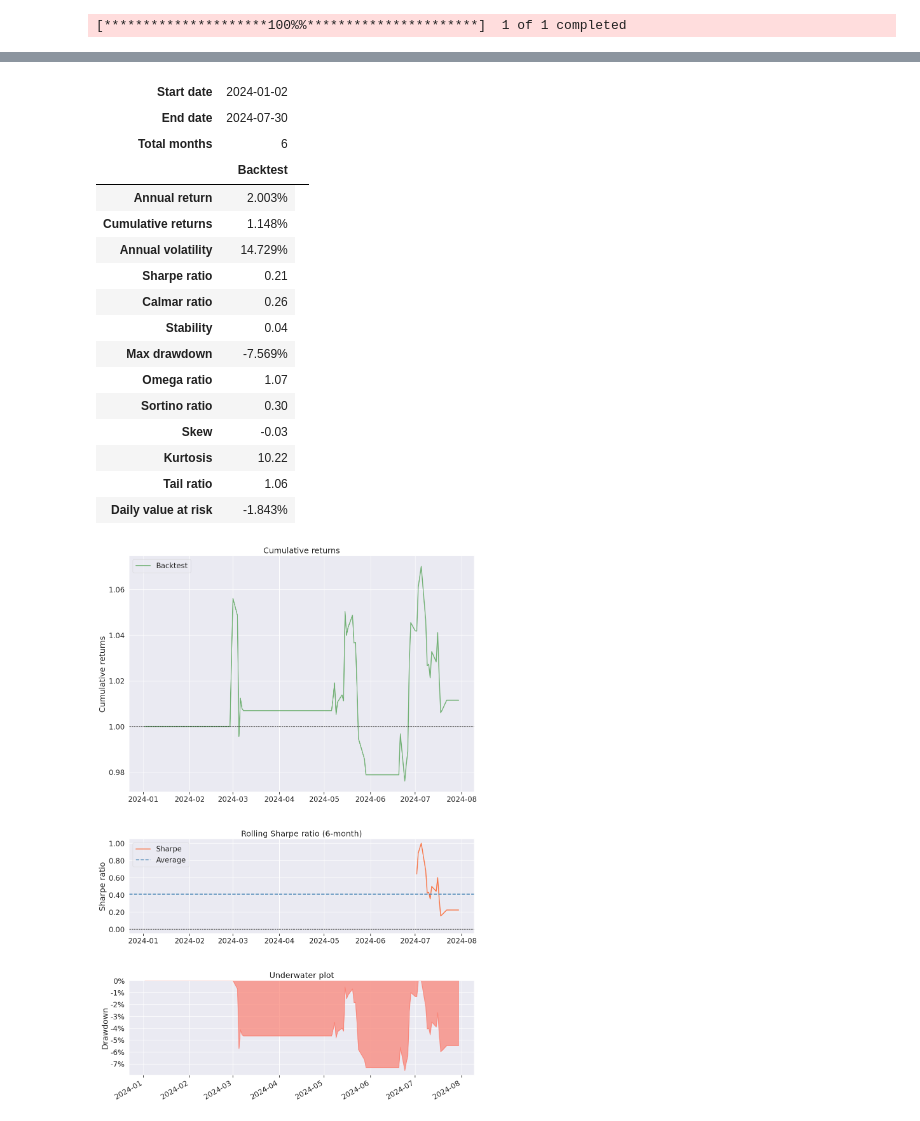
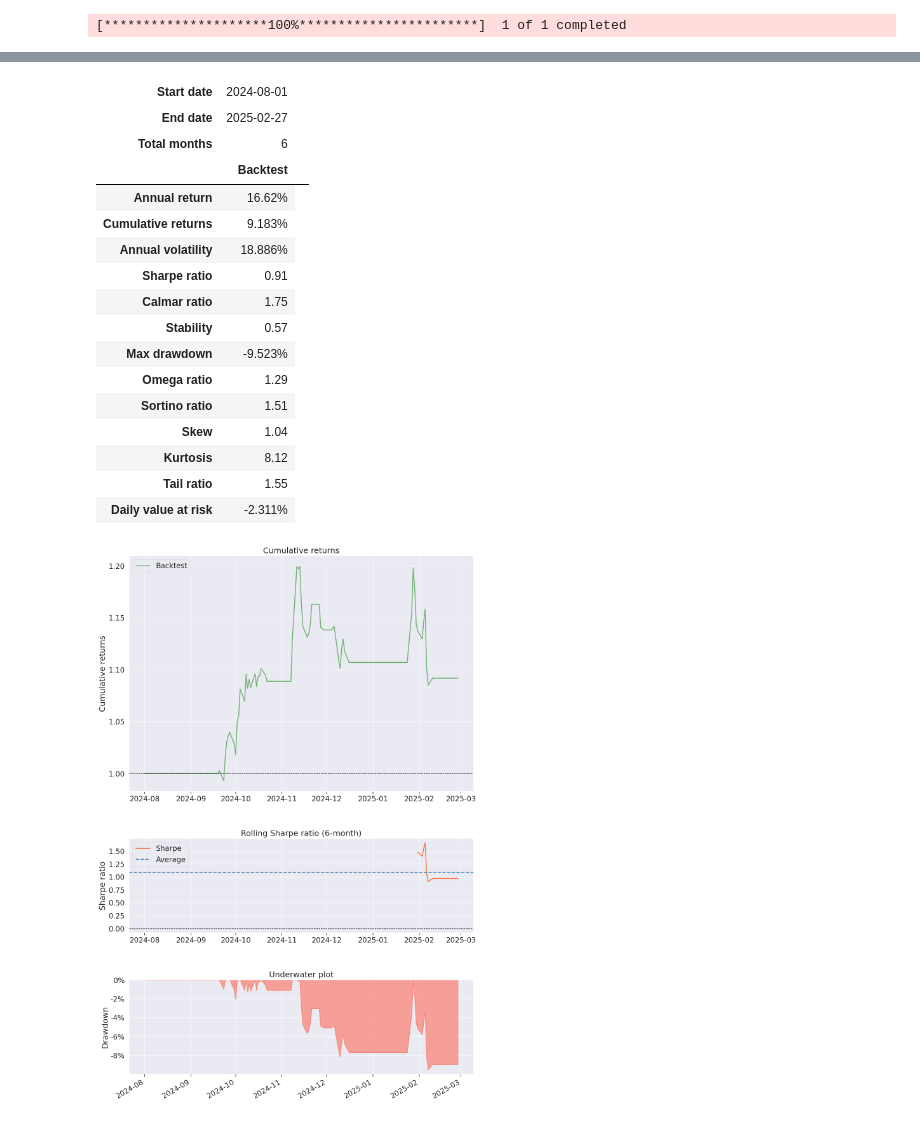
Before and after one commit to myevolve/PrimoGPT, a Jupyter notebook: notebooks/3. Trading benchmark strategy/4. CRM/macd_strategy.ipynb, the cells around one changed output, grey strips where cells are left out. Saved outputs shown, nothing was run; the diff lists cells and outputs as text; code cells hidden in the pictures.

```diff
--- a/notebooks/3. Trading benchmark strategy/4. CRM/macd_strategy.ipynb
+++ b/notebooks/3. Trading benchmark strategy/4. CRM/macd_strategy.ipynb
@@ -32,14 +32,14 @@ class MACDStrategy(bt.Strategy):
 
             # If we can buy at least one share, create buy order
             if shares_to_buy > 0:
-                self.log('Kreiraj kupnju, %.2f' % price)
+                self.log('Create buy, %.2f' % price)
                 self.order = self.buy(size=shares_to_buy)
 
         # Check conditions for selling:
         # 1) If there is an open position
         # 2) If current MACD value is less than Signal line
         elif self.position and self.macd.macd[0] < self.macd.signal[0]:
-            self.log('Kreiraj prodaju, %.2f' % self.data.close[0])
+            self.log('Create sell, %.2f' % self.data.close[0])
             self.order = self.sell(size=self.position.size)
 
     # This method is used for printing messages to console
@@ -52,15 +52,15 @@ class MACDStrategy(bt.Strategy):
         if order.status == order.Completed:
             if order.isbuy():
                 self.log(
-                "Izvršena KUPNJA (Cijena: %.2f, Vrijednost: %.2f)" %
+                "BUY EXECUTED (Price: %.2f, Value: %.2f)" %
                 (order.executed.price, order.executed.value))
             else:
                 self.log(
-                "Izvršena PRODAJA (Cijena: %.2f, Vrijednost: %.2f)" %
+                "SELL EXECUTED (Price: %.2f, Value: %.2f)" %
                 (order.executed.price, order.executed.value))
             self.bar_executed = len(self)
         elif order.status in [order.Canceled, order.Margin, order.Rejected]:
-            self.log("Narudžba je otkazana/margina/odbijena")
+            self.log("Order is canceled/margin/rejected")
         self.order = None
 # %%
 def test_strategy(strategy_class, ticker, start_date, end_date, starting_cash=100000):
@@ -68,7 +68,7 @@ def test_strategy(strategy_class, ticker, start_date, end_date, starting_cash=10
     cerebro.addstrategy(strategy_class)
 
     # Download data and store it in a variable
-    yf_data = yf.download(ticker, start=start_date, end=end_date)
+    yf_data = yf.download(ticker, start=start_date, end=end_date, multi_level_index=False)
     data = bt.feeds.PandasData(dataname=yf_data)
     cerebro.adddata(data)
 
@@ -81,9 +81,9 @@ def test_strategy(strategy_class, ticker, start_date, end_date, starting_cash=10
     # Add analyzer for tracking returns
     cerebro.addanalyzer(bt.analyzers.PyFolio, _name='pyfolio')
 
-    print('Početno stanje portfelja: %.2f' % cerebro.broker.getvalue())
+    print('Initial portfolio value: %.2f' % cerebro.broker.getvalue())
     results = cerebro.run()
-    print('Završno stanje portfelja: %.2f' % cerebro.broker.getvalue())
+    print('Final portfolio value: %.2f' % cerebro.broker.getvalue())
 
     strat = results[0]
 
@@ -105,6 +105,6 @@ def test_strategy(strategy_class, ticker, start_date, end_date, starting_cash=10
 
     return df_portfolio
 # %%
-results = test_strategy(MACDStrategy, 'CRM', '2024-01-01', '2024-07-31')
+results = test_strategy(MACDStrategy, 'CRM', '2024-08-01', '2025-02-28')
 # %% [output]
-[*********************100%%**********************]  1 of 1 completed
+[*********************100%***********************]  1 of 1 completed
@@ -128,21 +128,21 @@ Završno stanje portfelja: 101147.65
-| Start date | 2024-01-02 |  |
-| End date | 2024-07-30 |  |
+| Start date | 2024-08-01 |  |
+| End date | 2025-02-27 |  |
 | Total months | 6 |  |
 |  | Backtest |
-| Annual return | 2.003% |
-| Cumulative returns | 1.148% |
-| Annual volatility | 14.729% |
-| Sharpe ratio | 0.21 |
-| Calmar ratio | 0.26 |
-| Stability | 0.04 |
-| Max drawdown | -7.569% |
-| Omega ratio | 1.07 |
-| Sortino ratio | 0.30 |
-| Skew | -0.03 |
-| Kurtosis | 10.22 |
-| Tail ratio | 1.06 |
-| Daily value at risk | -1.843% |
+| Annual return | 16.62% |
+| Cumulative returns | 9.183% |
+| Annual volatility | 18.886% |
+| Sharpe ratio | 0.91 |
+| Calmar ratio | 1.75 |
+| Stability | 0.57 |
+| Max drawdown | -9.523% |
+| Omega ratio | 1.29 |
+| Sortino ratio | 1.51 |
+| Skew | 1.04 |
+| Kurtosis | 8.12 |
+| Tail ratio | 1.55 |
+| Daily value at risk | -2.311% |
-[figure, old version]
+[figure, new version]
 # %%
 import pickle
 
```
Also changed, not shown: parts of 2 cells of this notebook, 19 other files.
